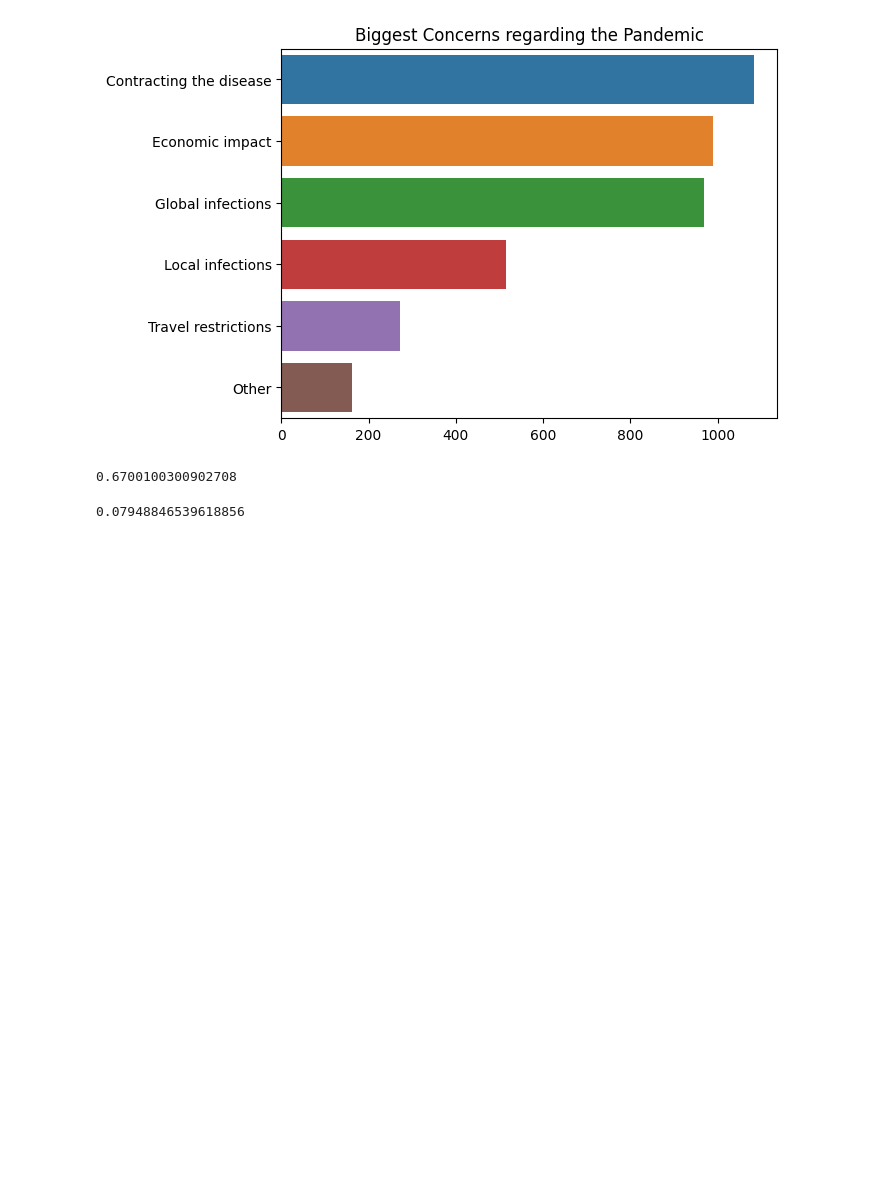
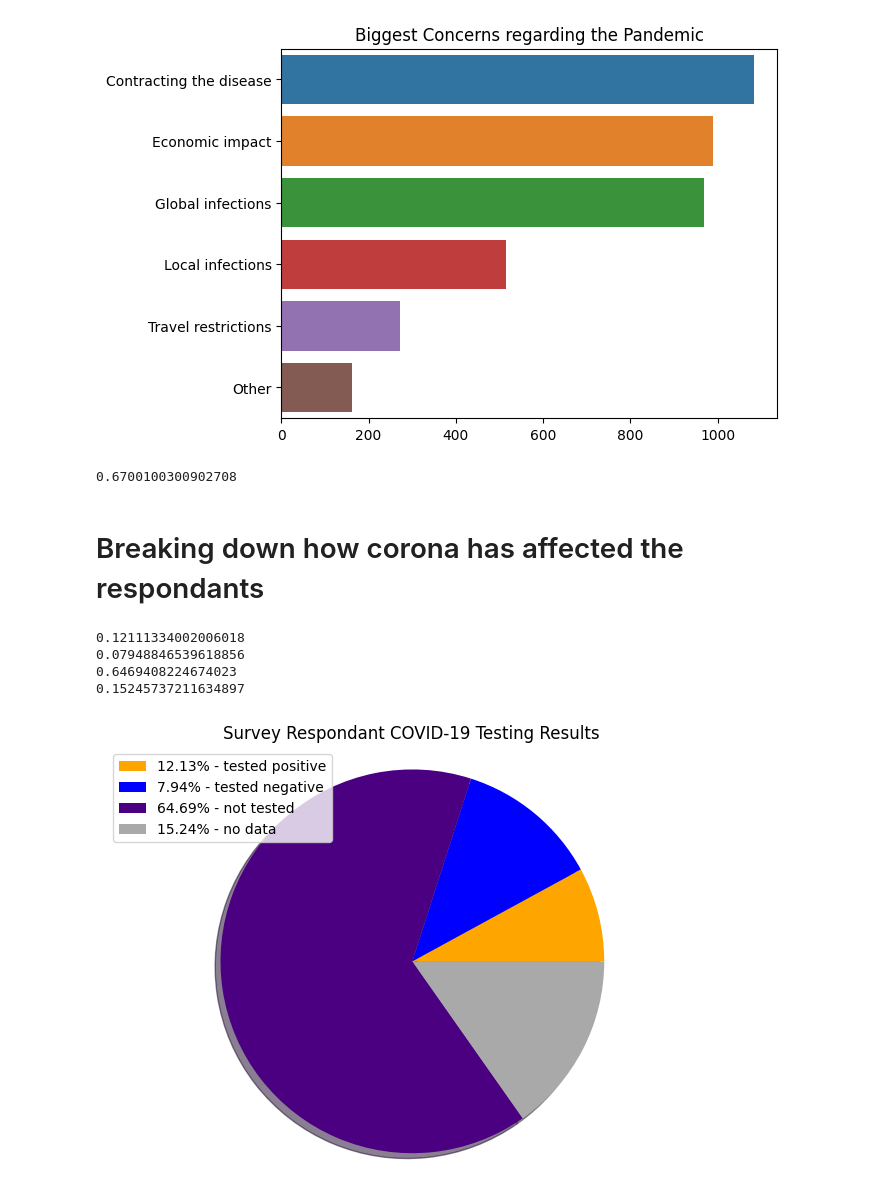
Before and after one commit to kylermintah/COVID-19-Africa, a Jupyter notebook: EDA.ipynb, the cells around one changed output. Saved outputs shown, nothing was run; the diff lists cells and outputs as text; code cells hidden in the pictures; blank space fills up the shorter version.

```diff
--- a/EDA.ipynb
+++ b/EDA.ipynb
@@ -412,11 +413,43 @@ print(urban_rural_ratio)
 ## 67 percent of respondants reported living in rural areas
 # %% [output]
 0.6700100300902708
-# %%
-# How Corona has directly influenced this population
-
-corona_df = africa_df["Tested"]=="Yes - tested positive"
-corona_df = corona_df.astype(int)
-print(corona_df.sum()/corona_df.count())
-# %% [output]
-0.07948846539618856
+# %% [markdown]
+# Breaking down how corona has affected the respondants
+# %%
+# How Corona has directly influenced this population
+
+pos_corona_df = africa_df["Tested"]=="Yes - tested positive"
+pos_corona_df = pos_corona_df.astype(int)
+pos_test = pos_corona_df.sum()/pos_corona_df.count()
+
+neg_corona_df = africa_df["Tested"]=="Yes - tested negative"
+neg_corona_df = neg_corona_df.astype(int)
+neg_test = neg_corona_df.sum()/neg_corona_df.count()
+
+no_test_corona_df = africa_df["Tested"]=="No"
+no_test_corona_df = no_test_corona_df.astype(int)
+no_test = no_test_corona_df.sum()/no_test_corona_df.count()
+
+no_data = 1 - no_test - pos_test - neg_test
+
+print(neg_test)
+print(pos_test)
+print(no_test)
+print(no_data)
+
+size_list = [pos_test, neg_test, no_test, no_data]
+label_list = ["12.13% - tested positive", "7.94% - tested negative", "64.69% - not tested", "15.24% - no data"]
+
+colors = ['orange', 'blue', 'indigo', 'darkgrey']
+patches, texts = plt.pie(size_list, colors=colors, shadow=True, startangle=0)
+plt.legend(patches, label_list, loc="best")
+plt.axis('equal')
+plt.title('Survey Respondant COVID-19 Testing Results')
+plt.tight_layout()
+plt.show()
+# %% [output]
+0.12111334002006018
+0.07948846539618856
+0.6469408224674023
+0.15245737211634897
+[figure, added]
```
Also changed, not shown: parts of 1 cell of this notebook.
